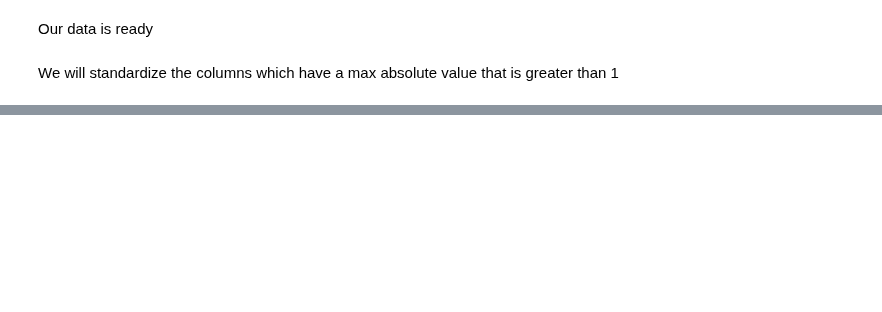
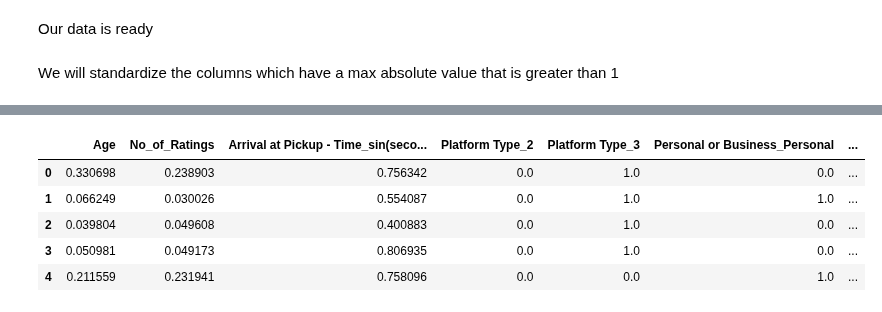
Before and after one commit to Mangalis0/Zindi-Regression-Hackathon, a Jupyter notebook: sam_regression.ipynb, the cells around one changed output, grey strips where cells are left out. Saved outputs shown, nothing was run; the diff lists cells and outputs as text; code cells hidden in the pictures; blank space fills up the shorter version.

```diff
--- a/sam_regression.ipynb
+++ b/sam_regression.ipynb
@@ -415,0 +601,16 @@ X1.head(10)
+# %%
+# Select new columns
+X_new = X_normalize[X_normalize.columns[selector.get_support(indices=True)]]
+
+# Save variable names for later
+X_var_names = X_new.columns
+
+# View first few entries
+X_new.head()
+# %% [output]
+|  | Age | No_of_Ratings | Arrival at Pickup - Time_sin(seco... | Platform Type_2 | Platform Type_3 | Personal or Business_Personal | ... |
+| 0 | 0.330698 | 0.238903 | 0.756342 | 0.0 | 1.0 | 0.0 | ... |
+| 1 | 0.066249 | 0.030026 | 0.554087 | 0.0 | 1.0 | 1.0 | ... |
+| 2 | 0.039804 | 0.049608 | 0.400883 | 0.0 | 1.0 | 0.0 | ... |
+| 3 | 0.050981 | 0.049173 | 0.806935 | 0.0 | 1.0 | 0.0 | ... |
+| 4 | 0.211559 | 0.231941 | 0.758096 | 0.0 | 0.0 | 1.0 | ... |
```
Also changed, not shown: parts of 55 cells of this notebook.
